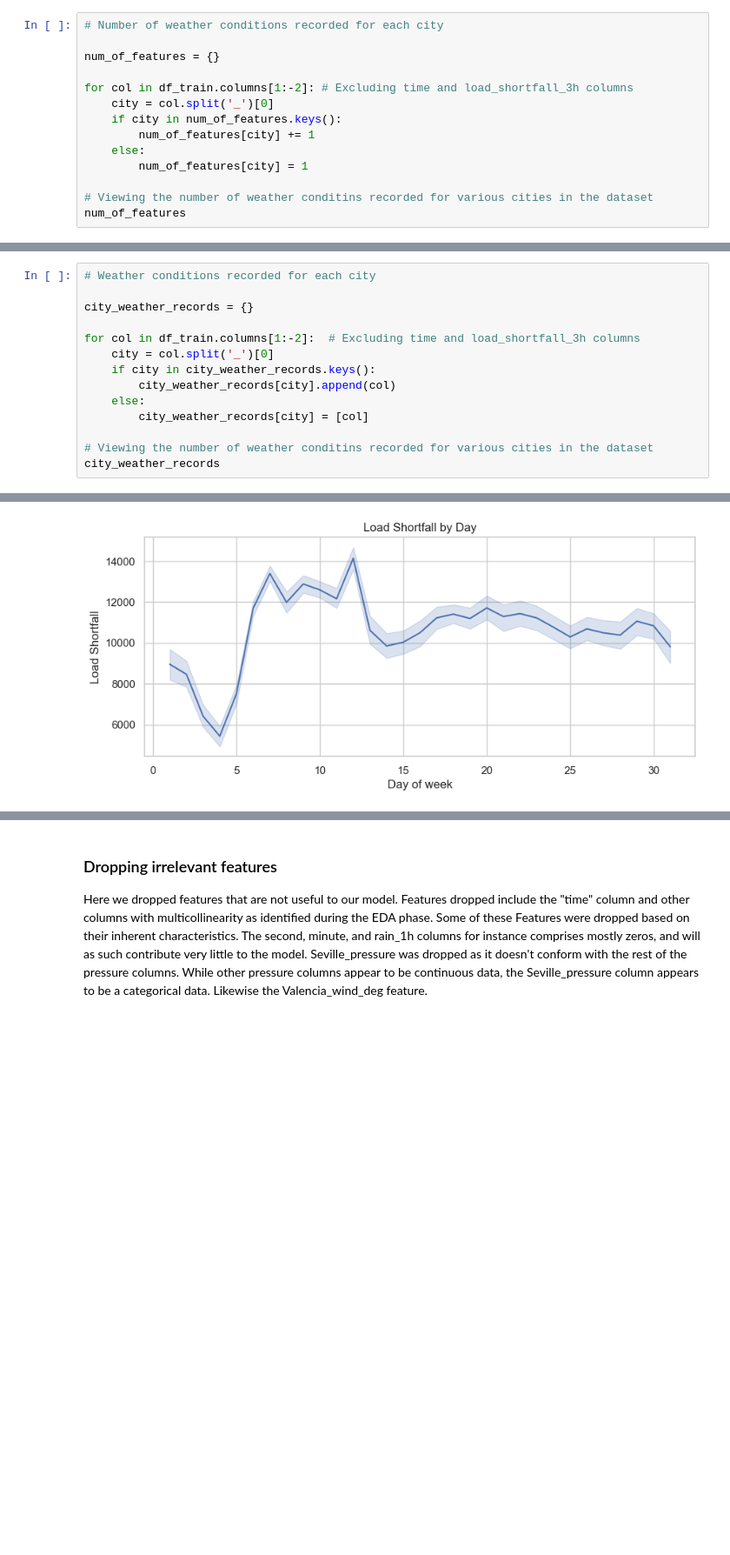
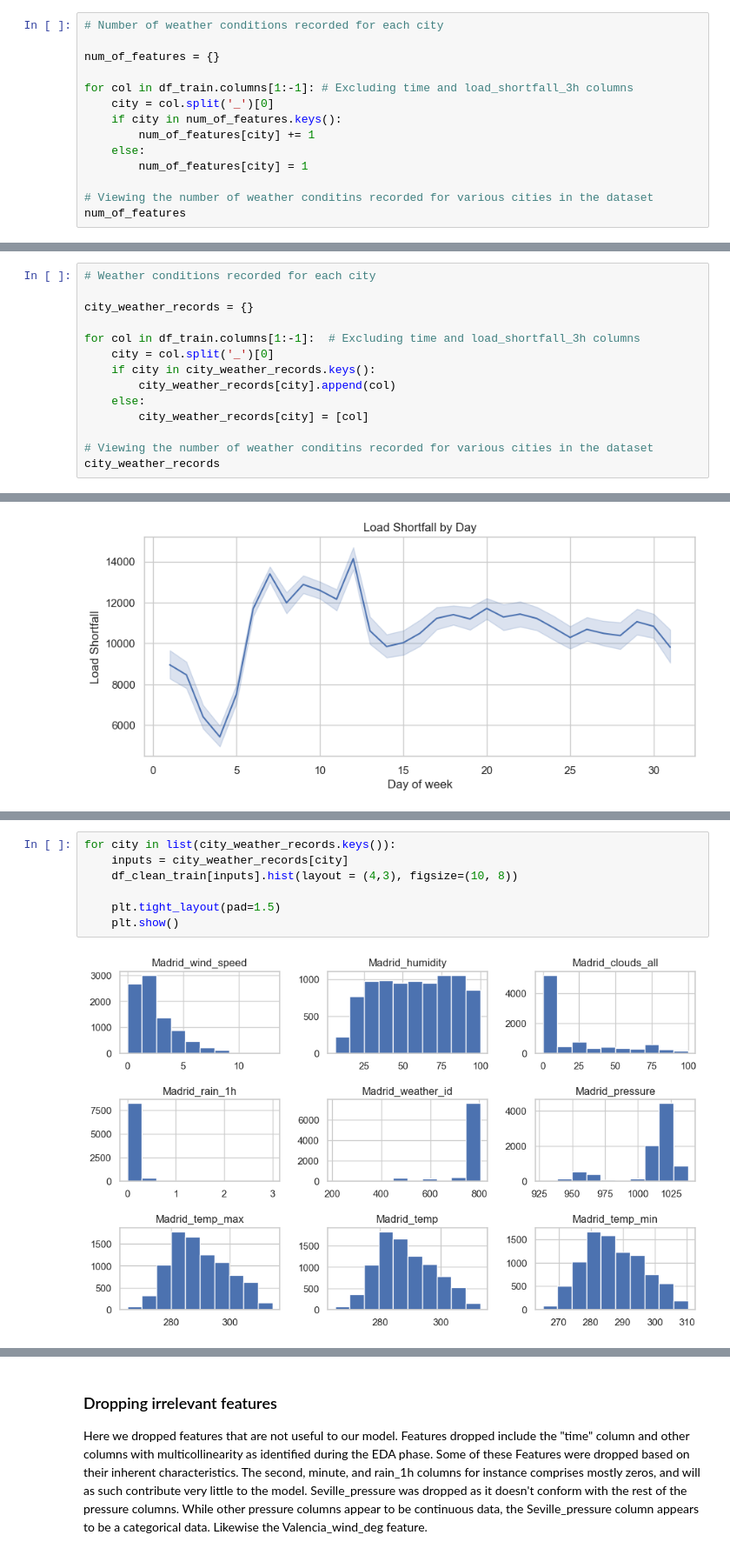
Before and after one commit to YinkaOlusola/Energy_Demand_Shortfall_Prediction-Advanced_Regression, a Jupyter notebook: project_notebook.ipynb, the cells around one changed output, grey strips where cells are left out. Shown at 87% size. Cells and saved outputs as stored; diff of their text form; blank space fills up the shorter version.

```diff
--- a/project_notebook.ipynb
+++ b/project_notebook.ipynb
@@ -258,7 +259,7 @@ In the following cells, we took a deeper dive into the train dataset by splittin
 
 num_of_features = {}
 
-for col in df_train.columns[1:-2]: # Excluding time and load_shortfall_3h columns
+for col in df_train.columns[1:-1]: # Excluding time and load_shortfall_3h columns
     city = col.split('_')[0]
     if city in num_of_features.keys():
         num_of_features[city] += 1
@@ -274,7 +275,7 @@ num_of_features
 
 city_weather_records = {}
 
-for col in df_train.columns[1:-2]:  # Excluding time and load_shortfall_3h columns
+for col in df_train.columns[1:-1]:  # Excluding time and load_shortfall_3h columns
     city = col.split('_')[0]
     if city in city_weather_records.keys():
         city_weather_records[city].append(col)
@@ -696,0 +649,9 @@ df_Valencia = df_hist.filter(['time', 'Valencia_wind_speed','Valencia_humidity',
+# %%
+for city in list(city_weather_records.keys()):
+    inputs = city_weather_records[city]
+    df_clean_train[inputs].hist(layout = (4,3), figsize=(10, 8))
+
+    plt.tight_layout(pad=1.5)
+    plt.show()
+# %% [output]
+[figure, added]
```
Also changed, not shown: parts of 23 cells of this notebook.
